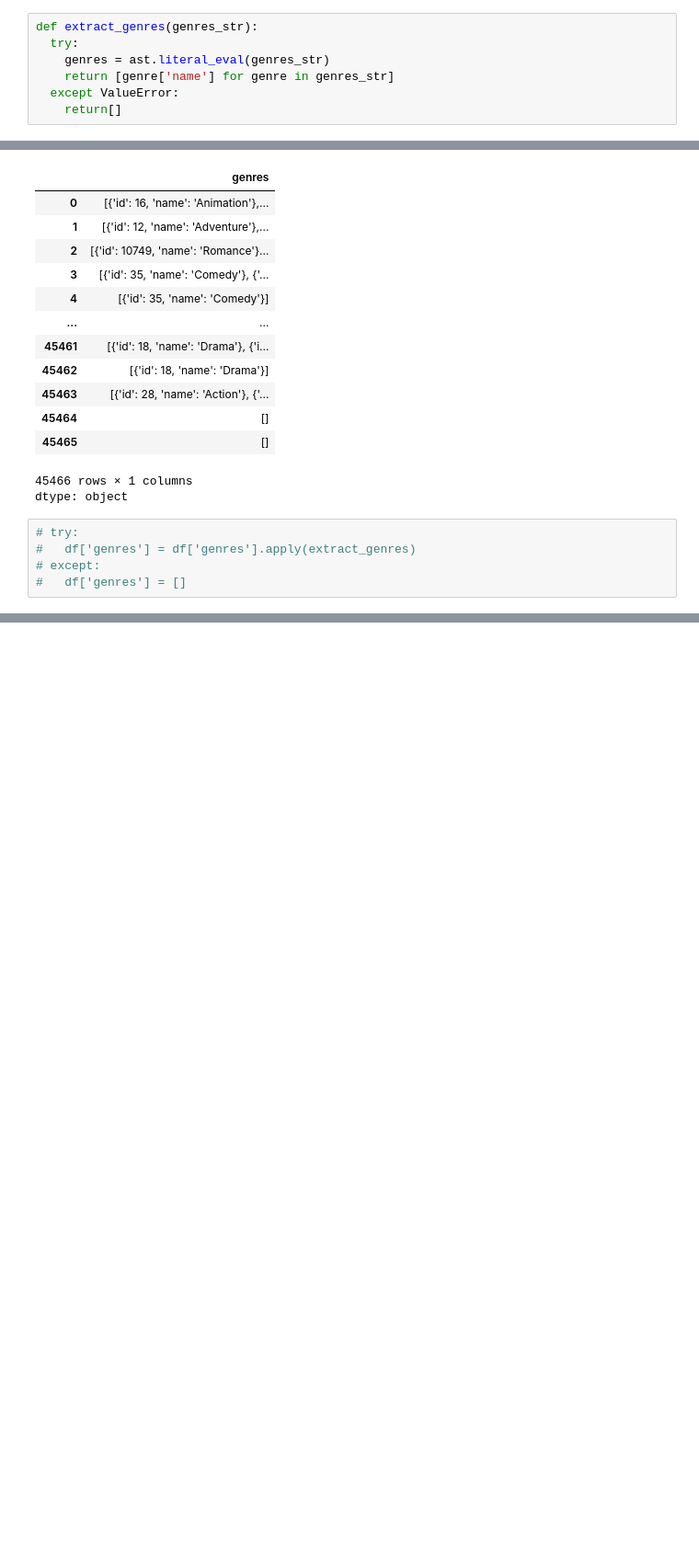
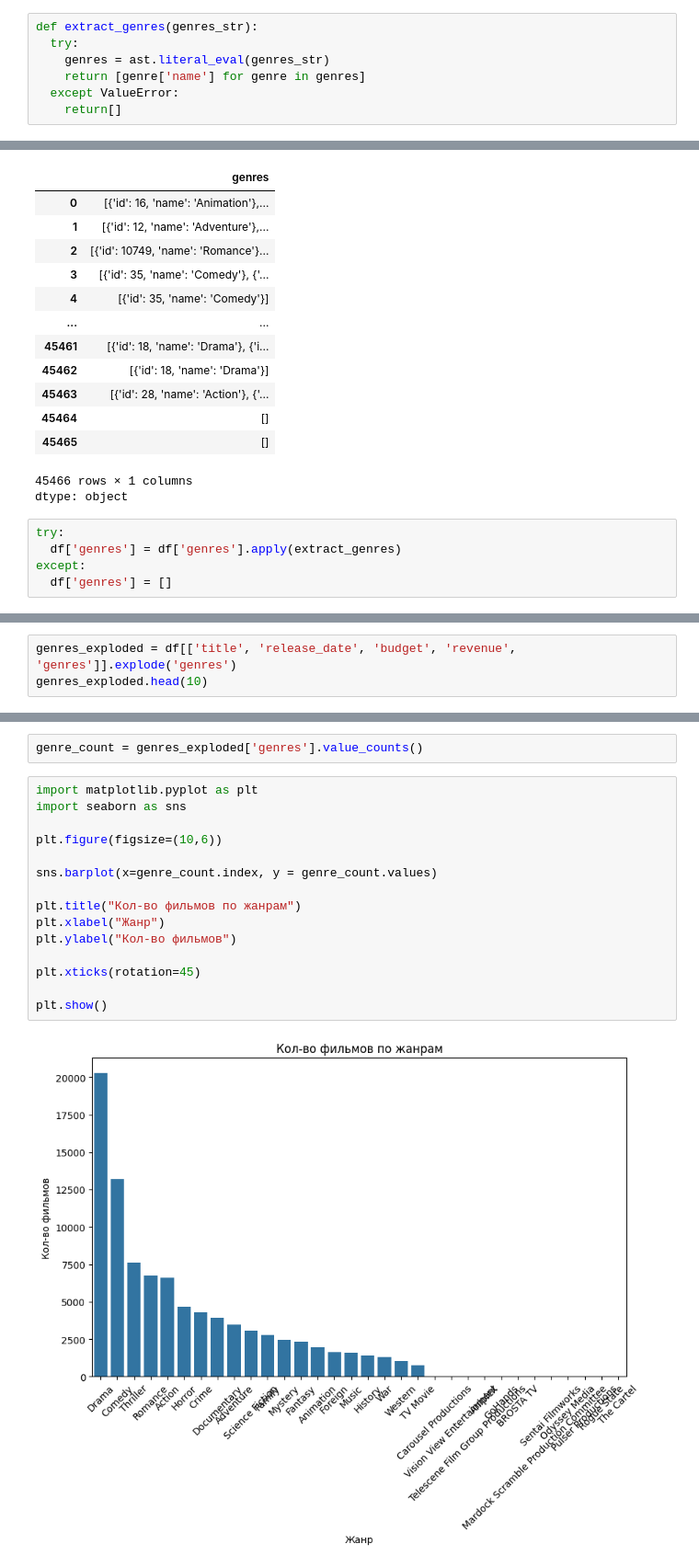
Before and after one commit to useroo5/MachineLearning, a Jupyter notebook: Аналізатор_фільмів.ipynb, the cells around one changed output, grey strips where cells are left out. Shown at 92% size. Drawn from its saved outputs; the diff is of its cells as text; blank space fills up the shorter version.

```diff
--- a/Аналізатор_фільмів.ipynb
+++ b/Аналізатор_фільмів.ipynb
@@ -224,7 +238,7 @@ df.head()
 def extract_genres(genres_str):
   try:
     genres = ast.literal_eval(genres_str)
-    return [genre['name'] for genre in genres_str]
+    return [genre['name'] for genre in genres]
   except ValueError:
     return[]
 # %%
@@ -254,10 +268,10 @@ df['genres']
 45466 rows × 1 columns
 dtype: object
 # %%
-# try:
-#   df['genres'] = df['genres'].apply(extract_genres)
-# except:
-#   df['genres'] = []
+try:
+  df['genres'] = df['genres'].apply(extract_genres)
+except:
+  df['genres'] = []
 # %%
 genre_counts = df['genres'].value_counts()
 print(genre_counts)
@@ -277 +291,4 @@ genres
 Name: count, Length: 4069, dtype: int64
+# %%
+genres_exploded = df[['title', 'release_date', 'budget', 'revenue', 'genres']].explode('genres')
+genres_exploded.head(10)
@@ -277,0 +307,19 @@ Name: count, Length: 4069, dtype: int64
+# %%
+genre_count = genres_exploded['genres'].value_counts()
+# %%
+import matplotlib.pyplot as plt
+import seaborn as sns
+
+plt.figure(figsize=(10,6))
+
+sns.barplot(x=genre_count.index, y = genre_count.values)
+
+plt.title("Кол-во фильмов по жанрам")
+plt.xlabel("Жанр")
+plt.ylabel("Кол-во фильмов")
+
+plt.xticks(rotation=45)
+
+plt.show()
+# %% [output]
+[figure, added]
```
Also changed, not shown: parts of 9 cells of this notebook.
